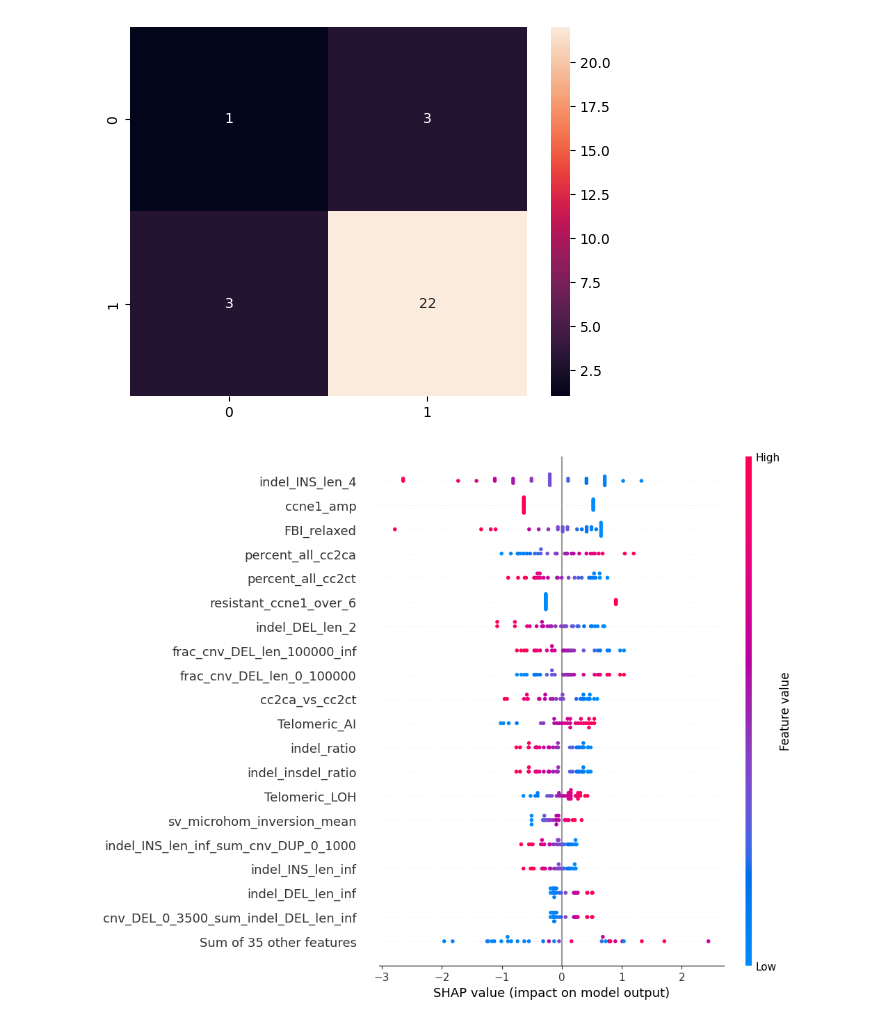
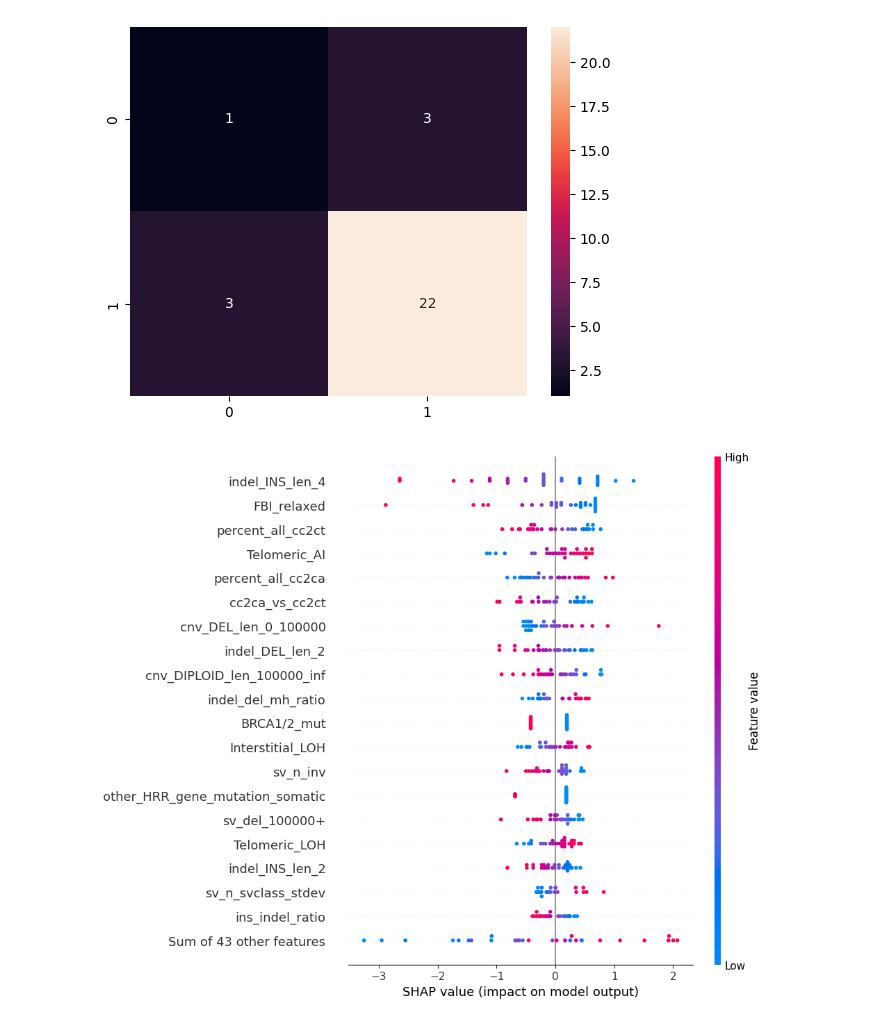
Before and after one commit to KlaudiaPacewicz/Final_project_Python_ed1_2023_2024_Warsaw_ALK, a Jupyter notebook: models/model_logistic_regression_v3/Model_v3_labels_v2.ipynb, the cells around one changed output. Drawn from its saved outputs; the diff is of its cells as text; code cells hidden in the pictures.

Commit message:
updated results for model v3

```diff
--- a/models/model_logistic_regression_v3/Model_v3_labels_v2.ipynb
+++ b/models/model_logistic_regression_v3/Model_v3_labels_v2.ipynb
@@ -9,4 +9,6 @@ from sklearn.preprocessing import StandardScaler
 from sklearn.metrics import accuracy_score, precision_score, recall_score, confusion_matrix, classification_report, f1_score, roc_auc_score
 # %%
 labels = pd.read_csv('./../../labels/labels_v2/labels_v2.csv', index_col=0)
-features = pd.read_csv('./../../data_preprocessing/genetic_data_preprocessing/cleaned_Genomic_features_all_repositories.csv', index_col=0)
+features = pd.read_csv('./../../models/model_logistic_regression_v2/manually_selected_nofrac_features.csv', index_col=0)
+
+print(list(features))
@@ -22,7 +17,7 @@ manually_selected_features.to_csv('manually_selected_features_frac.csv')
 # %% [markdown]
 ## Merge features and labels
 # %%
-table_v3 = pd.merge(manually_selected_features, labels, on='SAMPLE_ID', how='inner')
+table_v3 = pd.merge(features, labels, on='SAMPLE_ID', how='inner')
 
 table_v3 = table_v3.drop(columns=['Unnamed: 0'], errors='ignore')
 
@@ -136,13 +131,13 @@ sns.heatmap(cm, annot=True)
 # %%
 import shap
 
-original_feature_names = ['other_HRR_gene_mutation_somatic','sv_del_frac', 'sv_inv_frac', 'sv_tadem_dup_frac', 'sv_microhom_deletion_mean', 'sv_microhom_inversion_mean', 'sv_microhom_tandem-duplication_mean', 'sv_microhom_translocation_mean', 'indel_n_del', 'indel_n_ins', 'indel_insdel_ratio', 'indel_DEL_len_1', 'indel_DEL_len_2', 'indel_DEL_len_3', 'indel_DEL_len_4', 'indel_DEL_len_inf', 'indel_INS_len_1', 'indel_INS_len_2', 'indel_INS_len_3', 'indel_INS_len_4', 'indel_INS_len_inf', 'indel_DEL_mh', 'indel_DEL_noMHstatus', 'indel_DEL_rep', 'indel_ratio', 'Telomeric_AI', 'Interstitial_AI', 'Telomeric_LOH', 'Interstitial_LOH', 'LST_count', 'LOH_count', 'MSI', 'cnv_DEL_0_3500_sum_indel_DEL_len_inf', 'indel_INS_len_inf_sum_cnv_DUP_0_30000', 'indel_INS_len_inf_sum_cnv_DUP_0_1000', 'frac_cnv_DUP_len_30000_inf', 'frac_cnv_DEL_len_100000_inf', 'frac_cnv_DIPLOID_len_100000_inf', 'frac_sv_dup_30000+', 'frac_sv_del_frac', 'frac_sv_del_100000+', 'FBI_relaxed', 'percent_all_cc2ca', 'percent_all_cc2ct', 'cc2ca_vs_cc2ct', 'SBS31', 'ccne1_amp', 'resistant_ccne1_over_6', 'BRCA1/2_mut', 'frac_cnv_DUP_len_0_30000', 'frac_cnv_DEL_len_0_100000', 'frac_cnv_DIPLOID_len_0_100000', 'frac_sv_dup_0_30000', 'frac_sv_del_0_100000']
+original_feature_names = ['BRCA1/2_mut', 'other_HRR_gene_mutation_somatic', 'cnv_DUP_len_30000_inf', 'cnv_DUP_len_30_100', 'cnv_DEL_len_100000_inf', 'cnv_DIPLOID_len_100000_inf', 'sv_n_trans', 'sv_n_del', 'sv_n_inv', 'sv_n_tadem_dup', 'sv_trans_frac', 'sv_del_frac', 'sv_inv_frac', 'sv_tadem_dup_frac', 'sv_n_all_sv', 'sv_n_svclass_stdev', 'sv_dup_30000+', 'sv_del_100000+', 'sv_microhom_deletion_mean', 'sv_microhom_inversion_mean', 'sv_microhom_tandem-duplication_mean', 'sv_microhom_translocation_mean', 'indel_n_del', 'indel_n_ins', 'ins_indel_ratio', 'del_indel_ratio', 'indel_DEL_len_1', 'indel_DEL_len_2', 'indel_DEL_len_3', 'indel_DEL_len_4', 'indel_DEL_len_inf', 'indel_INS_len_1', 'indel_INS_len_2', 'indel_INS_len_3', 'indel_INS_len_4', 'indel_INS_len_inf', 'indel_DEL_mh', 'indel_DEL_noMHstatus', 'indel_DEL_rep', 'indel_del_mh_ratio', 'Telomeric_AI', 'Interstitial_AI', 'Telomeric_LOH', 'Interstitial_LOH', 'LST_count', 'LOH_count', 'MSI', 'cnv_DEL_0_3500_sum_indel_DEL_len_inf', 'indel_INS_len_inf_sum_cnv_DUP_0_30000', 'indel_INS_len_inf_sum_cnv_DUP_0_1000', 'FBI_relaxed', 'percent_all_cc2ca', 'percent_all_cc2ct', 'cc2ca_vs_cc2ct', 'SBS31', 'ccne1_amp', 'resistant_ccne1_over_6', 'cnv_DUP_len_0_30000', 'cnv_DEL_len_0_100000', 'cnv_DIPLOID_len_0_100000', 'sv_dup_0_30000', 'sv_del_0_100000']
 X_train_features = pd.DataFrame(X_train, columns=original_feature_names)
 X_test_features = pd.DataFrame(X_test, columns=original_feature_names)
 
 explainer = shap.Explainer(model, X_train_features)
 shap_values = explainer(X_test_features)
 shap.plots.beeswarm(shap_values, max_display=20)
 # %% [output]
-[figure, old version]
+[figure, new version]
 # %%
```
Also changed, not shown: parts of 6 cells of this notebook, 5 other files.
